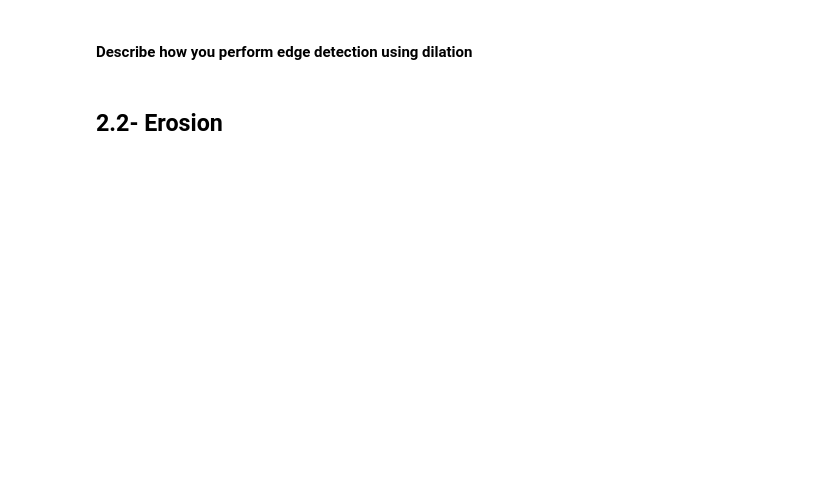
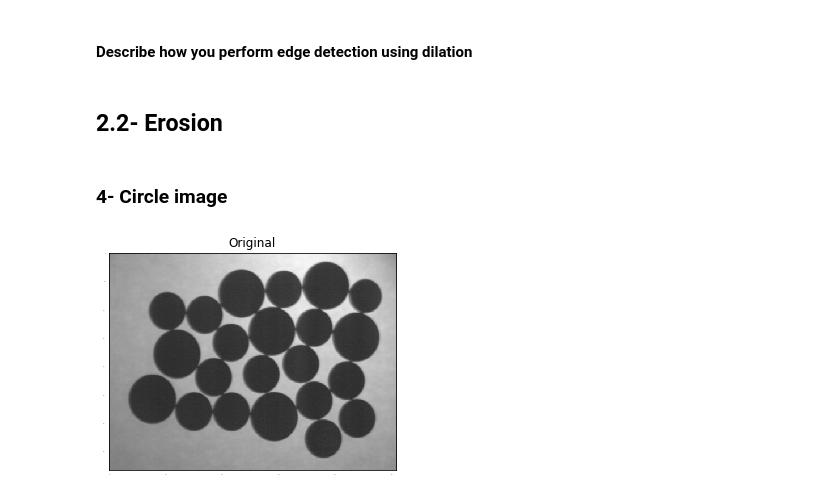
Before and after one commit to MennaMuhammed/ImageAssg2, a Jupyter notebook: ImagProc-Assg2.ipynb, the cells around one changed output. Saved outputs shown, nothing was run; the diff lists cells and outputs as text; code cells hidden in the pictures; blank space fills up the shorter version.

```diff
--- a/ImagProc-Assg2.ipynb
+++ b/ImagProc-Assg2.ipynb
@@ -116,0 +126,8 @@ def erode_cross(img,ksize):
+# %% [markdown]
+### 4- Circle image
+# %%
+circle= cv2.imread('image2_folder/Circle.png',0)
+x = showImg(circle)
+xt = plt.title('Original')
+# %% [output]
+[figure, added]
```
Also changed, not shown: parts of 16 cells of this notebook.
